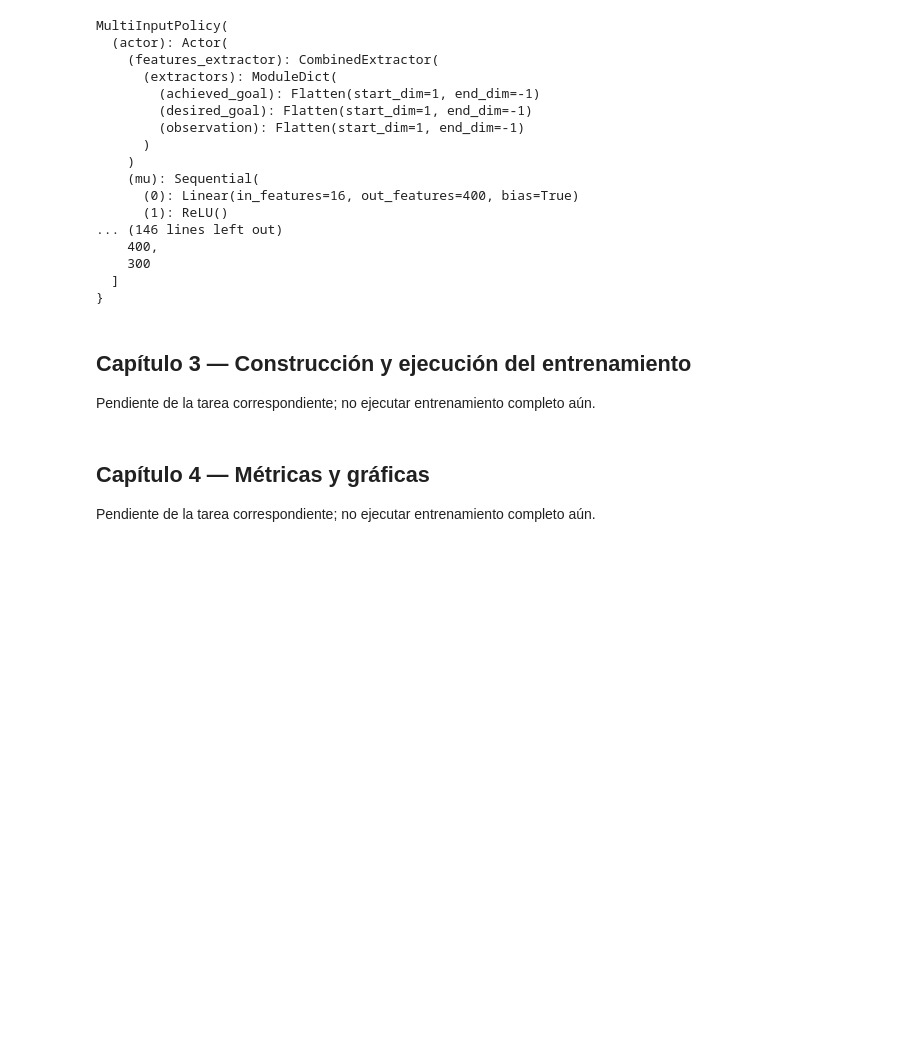
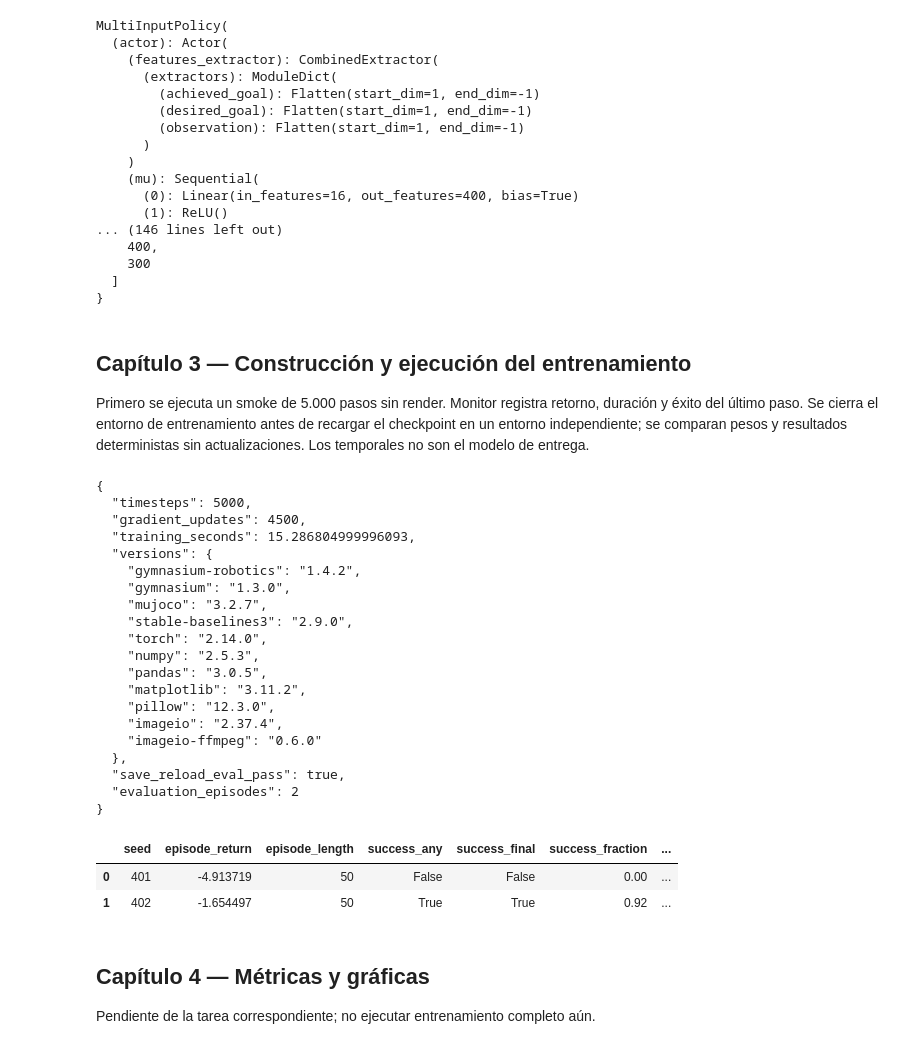
Before and after one commit to j-mauro-r/reinforcement_learning_reto_2, a Jupyter notebook: 2-FetchReachDense/FetchReachDense.ipynb, the cells around one changed output. Cells and saved outputs as stored; diff of their text form; code cells hidden in the pictures; blank space fills up the shorter version.

Commit message:
feat(fetch): Pass real 5000-step smoke and deterministic reload evaluation — Task 4 of PLAN_fetch_reach_dense

```diff
--- a/2-FetchReachDense/FetchReachDense.ipynb
+++ b/2-FetchReachDense/FetchReachDense.ipynb
@@ -73,6 +73,7 @@ VIDEO_DIR = MODEL_ROOT / "videos"
 RESULTS_DIR = MODEL_ROOT / "results"
 FIGURES_DIR = RESULTS_DIR / "figures"
 RUNS_DIR = MODEL_ROOT / "runs"
+SMOKE_DIR = PROJECT_ROOT / "tmp" / "fetch_smoke"
 FINAL_MODEL = MODEL_DIR / "fetch_reach_td3.zip"
 METADATA_PATH = FINAL_MODEL.with_suffix(".metadata.json")
 for directory in (MODEL_DIR, VIDEO_DIR, RESULTS_DIR, FIGURES_DIR, RUNS_DIR):
@@ -347,7 +348,77 @@ MultiInputPolicy(
 # %% [markdown]
 ## Capítulo 3 — Construcción y ejecución del entrenamiento
 
-Pendiente de la tarea correspondiente; no ejecutar entrenamiento completo aún.
+Primero se ejecuta un smoke de 5.000 pasos sin render. Monitor registra retorno, duración y éxito del último paso. Se cierra el entorno de entrenamiento antes de recargar el checkpoint en un entorno independiente; se comparan pesos y resultados deterministas sin actualizaciones. Los temporales no son el modelo de entrega.
+# %%
+SMOKE_DIR.mkdir(parents=True, exist_ok=True)
+smoke_model_path = SMOKE_DIR / "smoke_td3.zip"
+train_env = Monitor(make_env(CONFIG["train_seed"]), str(SMOKE_DIR / "training.monitor.csv"),
+                    info_keywords=("is_success",))
+model = build_model(train_env, "smoke")
+initial_weights = {key: value.clone() for key, value in model.policy.state_dict().items()}
+started = time.perf_counter()
+try:
+    model.learn(total_timesteps=CONFIG["profiles"]["smoke"]["timesteps"])
+    smoke_seconds = time.perf_counter() - started
+    assert model.num_timesteps == CONFIG["profiles"]["smoke"]["timesteps"]
+    assert model._n_updates > 0
+    assert any(not torch.equal(value, initial_weights[key]) for key, value in model.policy.state_dict().items())
+    assert all(torch.isfinite(value).all() for value in model.policy.state_dict().values())
+    model.save(smoke_model_path)
+    original_smoke_eval = evaluate_policy(model, CONFIG["reload_seeds"])
+finally:
+    train_env.close()
+del initial_weights, model
+
+eval_env = make_env(CONFIG["reload_seeds"][0])
+try:
+    loaded = TD3.load(smoke_model_path, env=eval_env, device=CONFIG["device"])
+    obs, _ = eval_env.reset(seed=CONFIG["reload_seeds"][0])
+    action, _ = loaded.predict(obs, deterministic=True)
+    assert action.shape == (4,) and eval_env.action_space.contains(action)
+    before = {key: value.clone() for key, value in loaded.policy.state_dict().items()}
+    updates_before = loaded._n_updates
+    smoke_eval = evaluate_policy(loaded, CONFIG["reload_seeds"])
+    pd.testing.assert_frame_equal(smoke_eval, original_smoke_eval)
+    assert loaded._n_updates == updates_before
+    assert all(torch.equal(value, before[key]) for key, value in loaded.policy.state_dict().items())
+    assert np.isfinite(smoke_eval[["episode_return", "final_distance"]]).all().all()
+    smoke_log = pd.read_csv(SMOKE_DIR / "training.monitor.csv", comment="#")
+    assert len(smoke_log) == 100 and np.isfinite(smoke_log[["r", "l", "t"]]).all().all()
+    smoke_eval.to_csv(SMOKE_DIR / "evaluation.csv", index=False)
+    smoke_evidence = {"timesteps": loaded.num_timesteps, "gradient_updates": loaded._n_updates,
+                      "training_seconds": smoke_seconds, "versions": VERSIONS,
+                      "save_reload_eval_pass": True, "evaluation_episodes": len(smoke_eval)}
+    write_json(SMOKE_DIR / "smoke.json", smoke_evidence)
+    print(json.dumps(smoke_evidence, indent=2))
+    display(smoke_eval)
+finally:
+    eval_env.close()
+    del loaded, before
+# %% [output]
+{
+  "timesteps": 5000,
+  "gradient_updates": 4500,
+  "training_seconds": 15.286804999996093,
+  "versions": {
+    "gymnasium-robotics": "1.4.2",
+    "gymnasium": "1.3.0",
+    "mujoco": "3.2.7",
+    "stable-baselines3": "2.9.0",
+    "torch": "2.14.0",
+    "numpy": "2.5.3",
+    "pandas": "3.0.5",
+    "matplotlib": "3.11.2",
+    "pillow": "12.3.0",
+    "imageio": "2.37.4",
+    "imageio-ffmpeg": "0.6.0"
+  },
+  "save_reload_eval_pass": true,
+  "evaluation_episodes": 2
+}
+|  | seed | episode_return | episode_length | success_any | success_final | success_fraction | ... |
+| 0 | 401 | -4.913719 | 50 | False | False | 0.00 | ... |
+| 1 | 402 | -1.654497 | 50 | True | True | 0.92 | ... |
 # %% [markdown]
 ## Capítulo 4 — Métricas y gráficas
 
```
